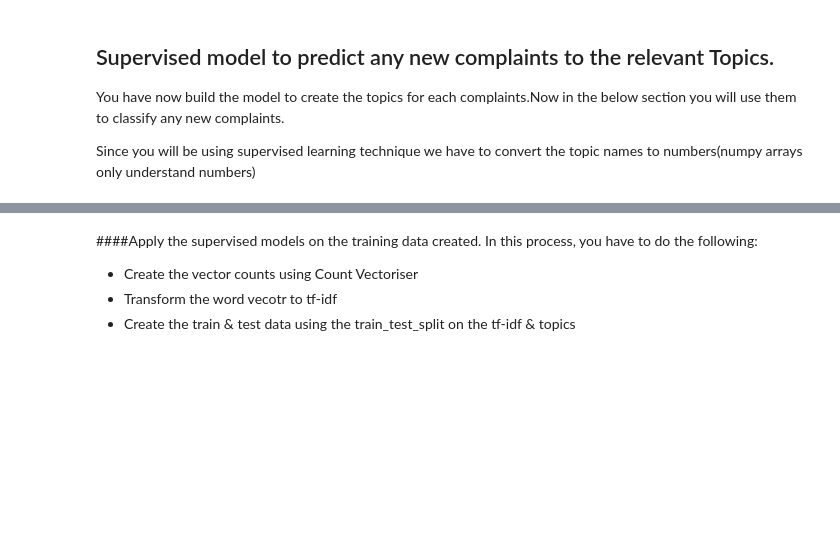
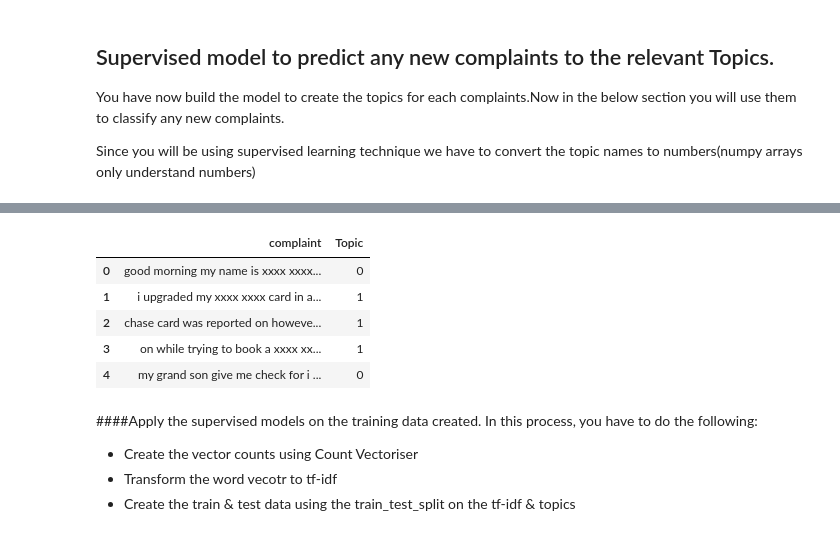
Before and after one commit to ayushxx7/TicketClassification, a Jupyter notebook: Automatic_Ticket_Classification_Assignment.ipynb, the cells around one changed output, grey strips where cells are left out. Drawn from its saved outputs; the diff is of its cells as text; code cells hidden in the pictures; blank space fills up the shorter version.

Commit message:
started supervised learning from the labelled text data

```diff
--- a/Automatic_Ticket_Classification_Assignment.ipynb
+++ b/Automatic_Ticket_Classification_Assignment.ipynb
@@ -874,7 +874,15 @@ Since you will be using supervised learning technique we have to convert the top
 # %%
 #Create the dictionary again of Topic names and Topics
 
-#Replace Topics with Topic Names
+Topic_names = {
+    'Bank account services': 0,
+    'Credit Card / Prepaid card': 1,
+    'Mortgages/loans': 2,
+    'Theft/Dispute reporting': 3,
+    'Other': 4,
+}
+
+#Replace Topic Names with topic numbers for modelling
 df_clean['Topic'] = df_clean['Topic'].map(Topic_names)
 # %%
 df_clean
@@ -881,6 +903,14 @@ df_clean
 # %%
 #Keep the columns"complaint_what_happened" & "Topic" only in the new dataframe --> training_data
-training_data=
+df_model = df_clean[['complaint', 'Topic']]
+df_model.head(5)
+# %% [output]
+|  | complaint | Topic |
+| 0 | good morning my name is xxxx xxxx... | 0 |
+| 1 | i upgraded my xxxx xxxx card in a... | 1 |
+| 2 | chase card was reported on howeve... | 1 |
+| 3 | on while trying to book a xxxx xx... | 1 |
+| 4 | my grand son give me check for i ... | 0 |
 # %%
 training_data
 # %% [markdown]
```
Also changed, not shown: parts of 1 cell of this notebook.
